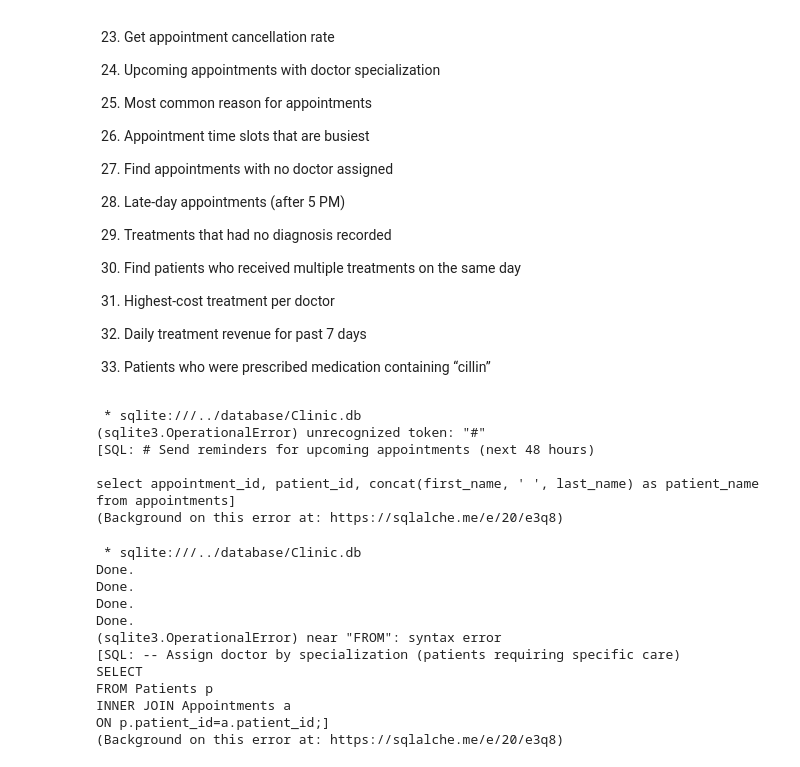
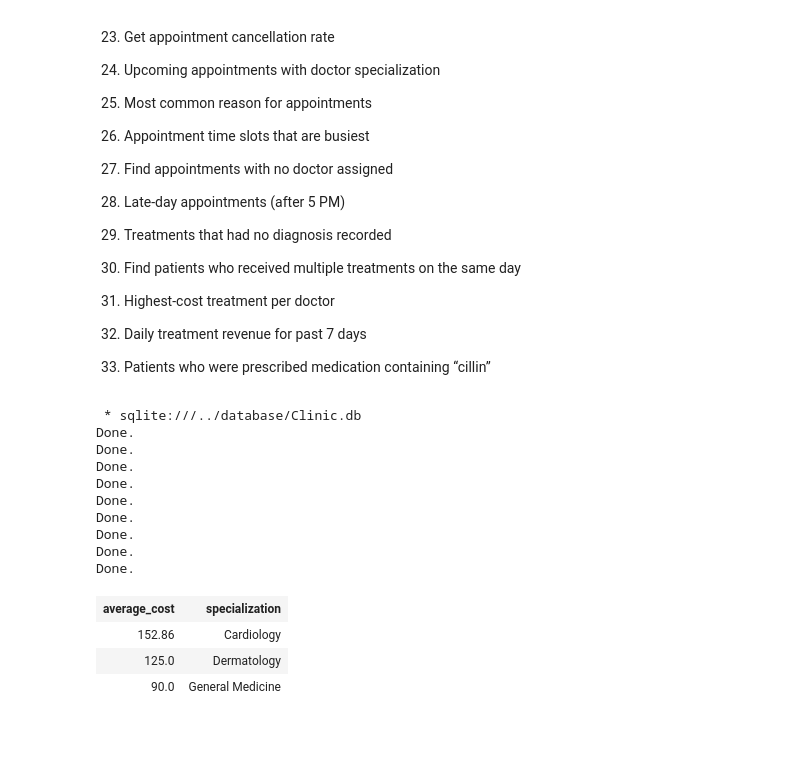
Before and after one commit to spellaniket5/UNDERSTANDING_SQL, a Jupyter notebook: jupyter/SQLFromScratch.ipynb, the cells around one changed output. Saved outputs shown, nothing was run; the diff lists cells and outputs as text; code cells hidden in the pictures; blank space fills up the shorter version.

```diff
--- a/jupyter/SQLFromScratch.ipynb
+++ b/jupyter/SQLFromScratch.ipynb
@@ -474,41 +477,26 @@ where status='Scheduled' and appointment_date
 13. Highest-cost treatment per doctor
 14. Daily treatment revenue for past 7 days
 15. Patients who were prescribed medication containing “cillin”
-# %%
-%%sql
-# Send reminders for upcoming appointments (next 48 hours)
-
-select appointment_id, patient_id, concat(first_name, ' ', last_name) as patient_name
-from appointments
-# %% [output]
- * sqlite:///../database/Clinic.db
-(sqlite3.OperationalError) unrecognized token: "#"
-[SQL: # Send reminders for upcoming appointments (next 48 hours)
-
-select appointment_id, patient_id, concat(first_name, ' ', last_name) as patient_name
-from appointments]
-(Background on this error at: https://sqlalche.me/e/20/e3q8)
 # %%
 %%sql
 
 
 
-
-# -- List patients who missed appointments (No-show)
+-- List patients who missed appointments (No-show)
 SELECT p.patient_id, concat(p.first_name, ' ', p.last_name) as patient_name, a.appointment_id,
 a.appointment_date
 FROM Patients p JOIN appointments a
 ON p.patient_id=a.patient_id
 WHERE notes LIKE '%no-show';
 
-# -- Identify high-risk patients (chronic conditions or allergies)
+-- Identify high-risk patients (chronic conditions or allergies)
 SELECT patient_id, concat(first_name, ' ', last_name) as patient_name,
 known_allergies, chronic_conditions
 FROM Patients p
 WHERE known_allergies<>'none'
 OR chronic_conditions<>'none';
 
-# -- eg. Identify specialties that have generated total revenue more than $300.
+ -- eg. Identify specialties that have generated total revenue more than $300.
 SELECT COUNT(a.status) as Completed_Appt,a.status, SUM(t.cost) as Total_Revenue, concat(d.first_name, ' ', d.last_name)
 AS Doctor_name
 FROM appointments a
@@ -519,17 +507,17 @@ GROUP BY d.doctor_id
 HAVING Total_Revenue>150
 ORDER BY d.first_name asc;
 
-# -- List the name and phone number of all patients whose most recent appointment status was 'Cancelled'.
+ -- List the name and phone number of all patients whose most recent appointment status was 'Cancelled'.
 SELECT concat(p.first_name,' ',p.last_name) as Patient_name, p.phone,p.gender,p.address, a.status
 FROM Patients p
 INNER JOIN appointments a ON p.patient_id=a.patient_id
-WHERE a.status=cv  'Cancelled'
+WHERE a.status= 'Cancelled'
 AND (
 SELECT MAX(appointment_date) as last_appt
 FROM appointments
 );
 
-# -- Top 3 most expensive treatments performed
+ -- Top 3 most expensive treatments performed
 SELECT t.patient_id, concat(p.first_name,' ',p.last_name) as patient_name, t.cost, t.service_name, t.treatment_date
 FROM Treatments t
 INNER JOIN Patients p
@@ -537,20 +525,15 @@ ON t.patient_id=p.patient_id
 ORDER BY t.cost DESC
 LIMIT 3;
 
-# -- Most common treatments performed (frequency analysis)
+ -- Most common treatments performed (frequency analysis)
 SELECT COUNT(prescribed_meds) as common_treatments, prescribed_meds
 FROM Treatments
 WHERE prescribed_meds<>'None'
 GROUP BY prescribed_meds
 ORDER BY common_treatments DESC;
 
-# -- Assign doctor by specialization (patients requiring specific care)
-SELECT
-FROM Patients p
-INNER JOIN Appointments a
-ON p.patient_id=a.patient_id;
 
-# -- Busiest doctors (by total appointments)
+ -- Busiest doctors (by total appointments)
 SELECT a.doctor_id, concat('Dr.',d.first_name,' ',d.last_name) as Doctor, COUNT(a.doctor_id) as total_appointments
 FROM appointments a
 INNER JOIN doctors d
@@ -558,51 +541,47 @@ ON a.doctor_id=d.doctor_id
 GROUP BY a.doctor_id
 ORDER BY total_appointments DESC;
 
-# -- Find the average treatment cost per specialty
+ -- Find the average treatment cost per specialty
 SELECT ROUND(AVG(t.cost),2) as average_cost, d.specialization
 FROM treatments t
 INNER JOIN doctors d
 ON d.doctor_id=t.doctor_id
 GROUP BY d.specialization;
 
-# -- Patients who have visited more than 2 times
+ -- Patients who have visited more than 2 times
 SELECT p.patient_id, concat(p.first_name, ' ',p.last_name) as patient
 FROM appointments a
 inner join patients p
 on a.patient_id=p.patient_id
 group by a.patient_id
 having count(a.patient_id)>2;
 
-# -- Doctors with no appointments scheduled this week
-SELECT
-FROM appointments a
-INNER JOIN doctors d
-ON a.doctor_id=d.doctor_id
-WHERE a.appointment_date BETWEEN '2025-12-03' AND '2025-12-10';
 
-#--  Get appointment cancellation rate
+--  Get appointment cancellation rate
 SELECT
 COUNT(*) AS total_appointments,
-SUM(CASE WHEN status = 'cancelled' THEN 1 ELSE 0 END) AS cancelled_appointments,
-(SUM(CASE WHEN status = 'cancelled' THEN 1 ELSE 0 END) * 100 / COUNT(*)) AS cancellation_rate
+SUM(CASE WHEN status = 'Cancelled' THEN 1 ELSE 0 END) AS cancelled_appointments,
+(SUM(CASE WHEN status = 'Cancelled' THEN 1 ELSE 0 END) * 100 / COUNT(*)) AS cancellation_rate
 FROM Appointments;
 
-# -- Find the average treatment cost per specialty
+ -- Find the average treatment cost per specialty
 SELECT ROUND(AVG(t.cost),2) as average_cost, d.specialization
 FROM treatments t
 INNER JOIN doctors d
 ON d.doctor_id=t.doctor_id
 GROUP BY d.specialization;
 # %% [output]
  * sqlite:///../database/Clinic.db
 Done.
 Done.
 Done.
 Done.
-(sqlite3.OperationalError) near "FROM": syntax error
-[SQL: -- Assign doctor by specialization (patients requiring specific care)
-SELECT
-FROM Patients p
-INNER JOIN Appointments a
-ON p.patient_id=a.patient_id;]
-(Background on this error at: https://sqlalche.me/e/20/e3q8)
+Done.
+Done.
+Done.
+Done.
+Done.
+| average_cost | specialization |
+| 152.86 | Cardiology |
+| 125.0 | Dermatology |
+| 90.0 | General Medicine |
```
Also changed, not shown: parts of 4 cells of this notebook, 1 other file.
